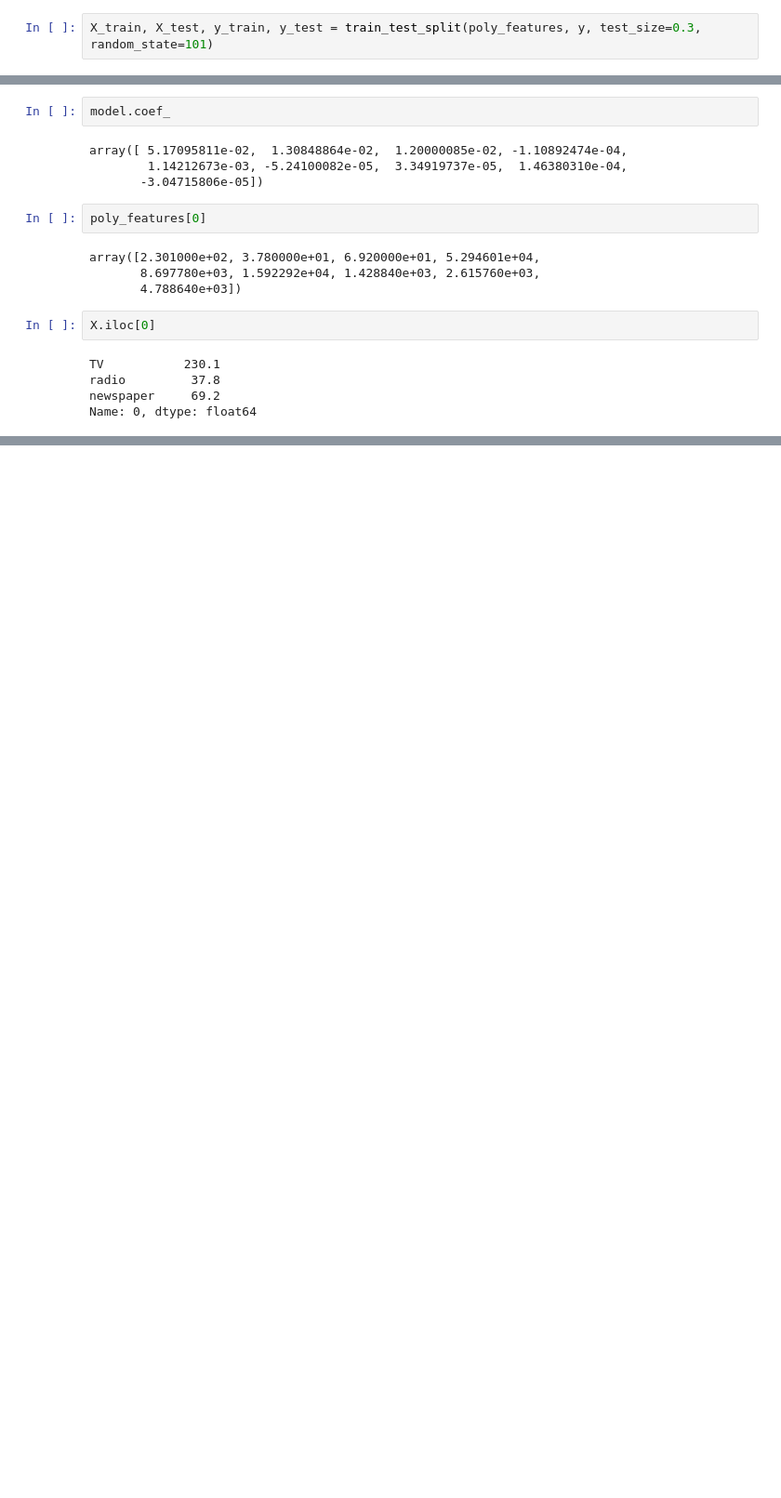
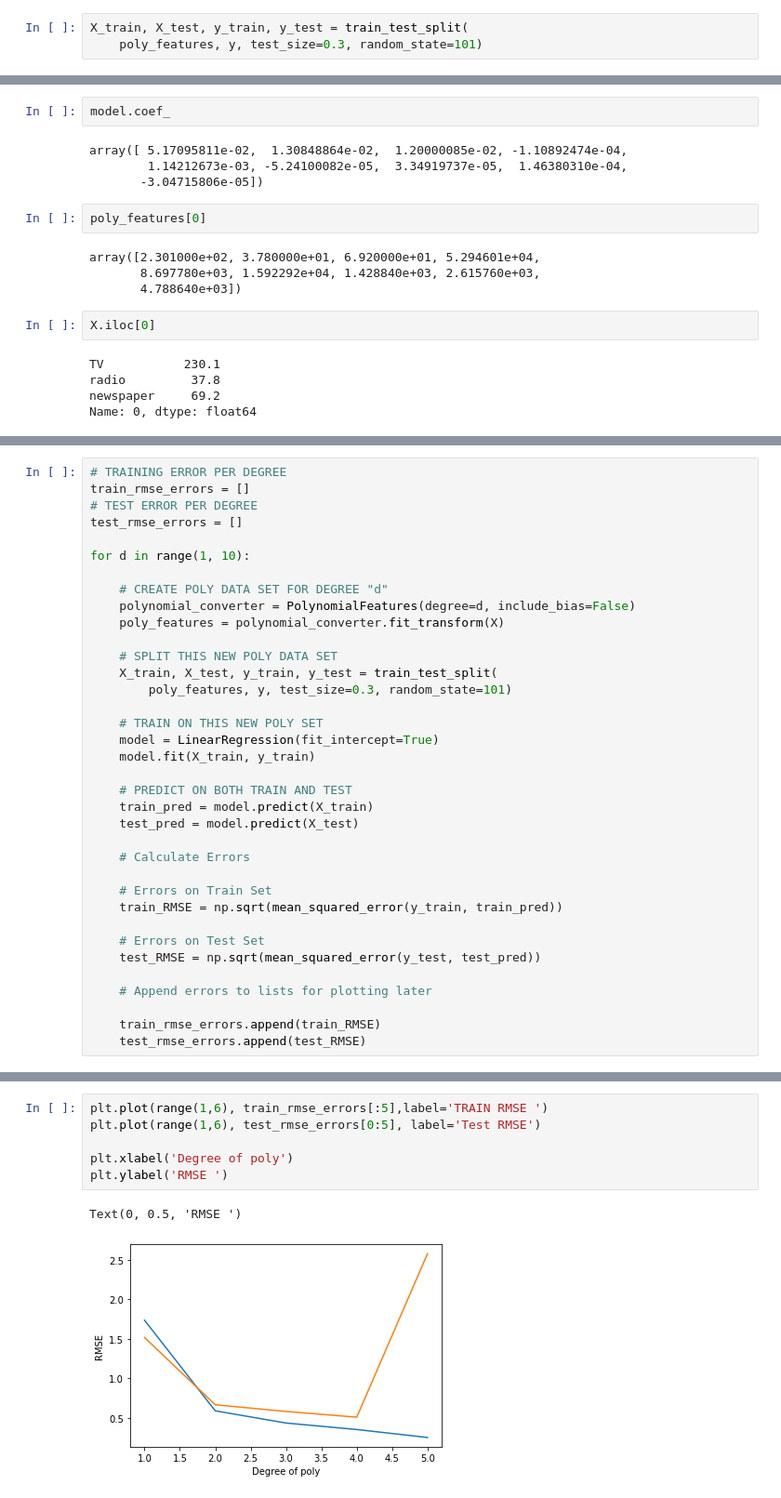
Before and after one commit to 1k2s3v/Data_Science_ML, a Jupyter notebook: machine_Learning/scikiT-learn/example.ipynb, the cells around one changed output, grey strips where cells are left out. Shown at 93% size. Cells and saved outputs as stored; diff of their text form; blank space fills up the shorter version.

```diff
--- a/machine_Learning/scikiT-learn/example.ipynb
+++ b/machine_Learning/scikiT-learn/example.ipynb
@@ -318,7 +320,8 @@ array([[ 230.1 ,   37.8 ,   69.2 , ..., 1428.84, 2615.76, 4788.64],
 # %%
 from sklearn.model_selection import train_test_split
 # %%
-X_train, X_test, y_train, y_test = train_test_split(poly_features, y, test_size=0.3, random_state=101)
+X_train, X_test, y_train, y_test = train_test_split(
+    poly_features, y, test_size=0.3, random_state=101)
 # %%
 from sklearn.linear_model import LinearRegression
 # %%
@@ -374,0 +372,36 @@ Name: 0, dtype: float64
+# %%
+# TRAINING ERROR PER DEGREE
+train_rmse_errors = []
+# TEST ERROR PER DEGREE
+test_rmse_errors = []
+
+for d in range(1, 10):
+
+    # CREATE POLY DATA SET FOR DEGREE "d"
+    polynomial_converter = PolynomialFeatures(degree=d, include_bias=False)
+    poly_features = polynomial_converter.fit_transform(X)
+
+    # SPLIT THIS NEW POLY DATA SET
+    X_train, X_test, y_train, y_test = train_test_split(
+        poly_features, y, test_size=0.3, random_state=101)
+
+    # TRAIN ON THIS NEW POLY SET
+    model = LinearRegression(fit_intercept=True)
+    model.fit(X_train, y_train)
+
+    # PREDICT ON BOTH TRAIN AND TEST
+    train_pred = model.predict(X_train)
+    test_pred = model.predict(X_test)
+
+    # Calculate Errors
+
+    # Errors on Train Set
+    train_RMSE = np.sqrt(mean_squared_error(y_train, train_pred))
+
+    # Errors on Test Set
+    test_RMSE = np.sqrt(mean_squared_error(y_test, test_pred))
+
+    # Append errors to lists for plotting later
+
+    train_rmse_errors.append(train_RMSE)
+    test_rmse_errors.append(test_RMSE)
@@ -374,0 +432,9 @@ Name: 0, dtype: float64
+# %%
+plt.plot(range(1,6), train_rmse_errors[:5],label='TRAIN RMSE ')
+plt.plot(range(1,6), test_rmse_errors[0:5], label='Test RMSE')
+
+plt.xlabel('Degree of poly')
+plt.ylabel('RMSE ')
+# %% [output]
+Text(0, 0.5, 'RMSE ')
+[figure, added]
```
Also changed, not shown: parts of 41 cells of this notebook, 11 other files.
